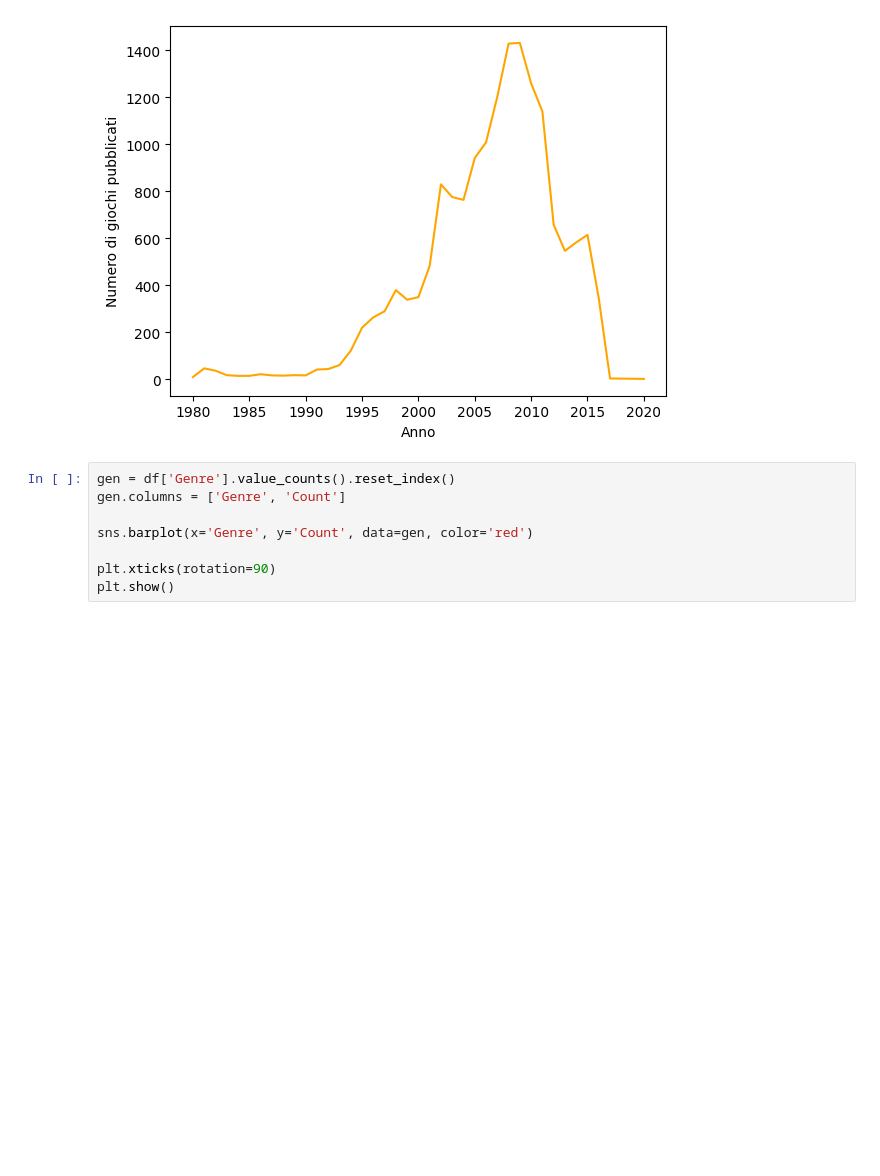
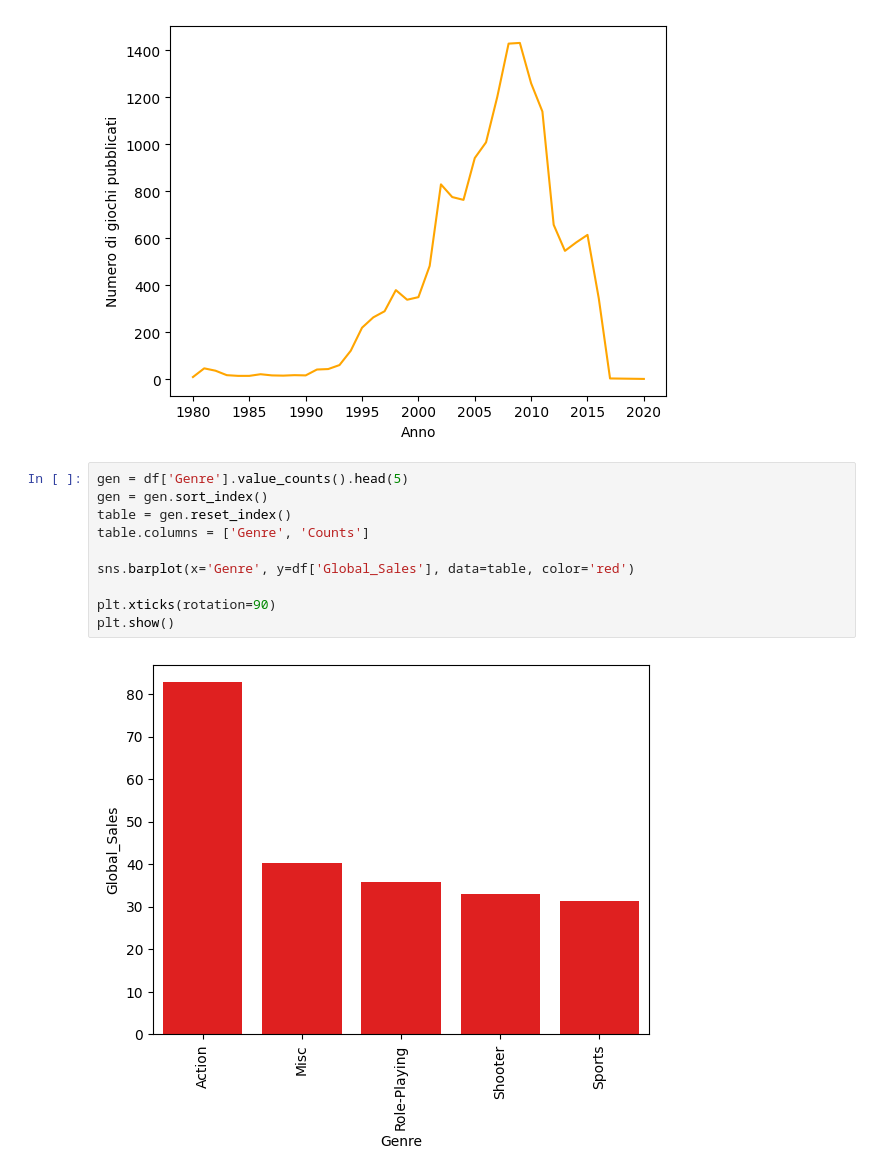
Before and after one commit to gregor-net/ProgrammingLab, a Jupyter notebook: 5_Esericzi_lez5.ipynb, the cells around one changed output. Cells and saved outputs as stored; diff of their text form; blank space fills up the shorter version.

```diff
--- a/5_Esericzi_lez5.ipynb
+++ b/5_Esericzi_lez5.ipynb
@@ -162,10 +162,14 @@ plt.show()
 # %% [output]
 [figure]
 # %%
-gen = df['Genre'].value_counts().reset_index()
-gen.columns = ['Genre', 'Count']
+gen = df['Genre'].value_counts().head(5)
+gen = gen.sort_index()
+table = gen.reset_index()
+table.columns = ['Genre', 'Counts']
 
-sns.barplot(x='Genre', y='Count', data=gen, color='red')
+sns.barplot(x='Genre', y=df['Global_Sales'], data=table, color='red')
 
 plt.xticks(rotation=90)
 plt.show()
+# %% [output]
+[figure, added]
```
